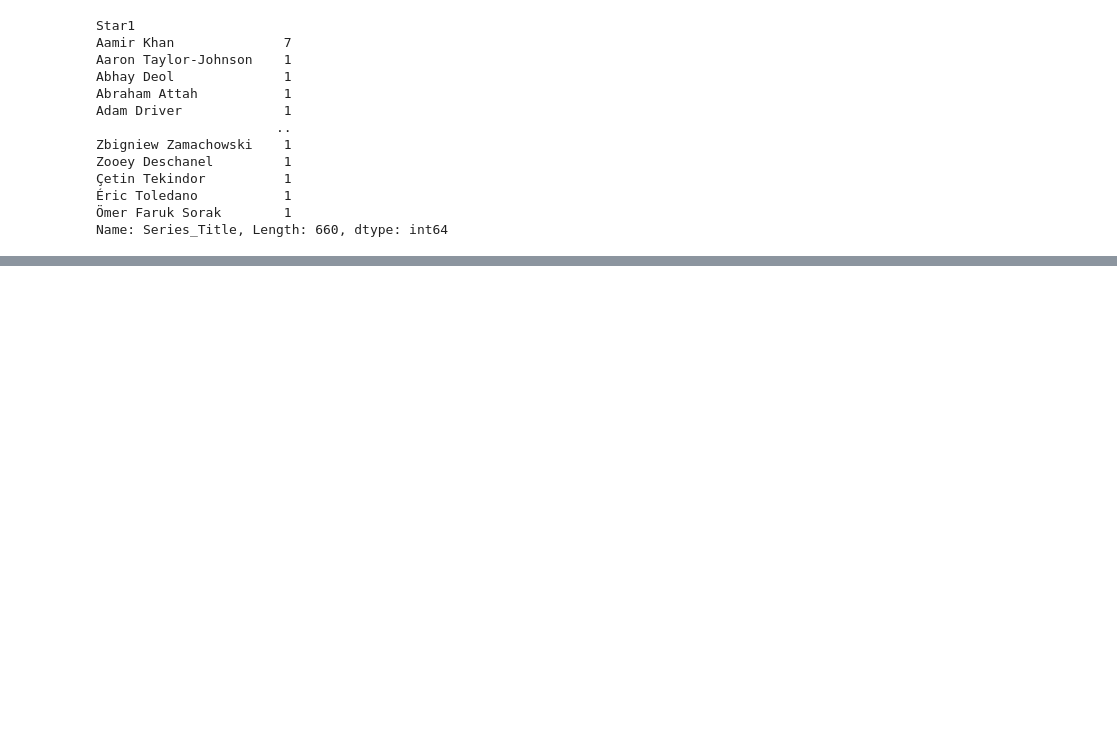
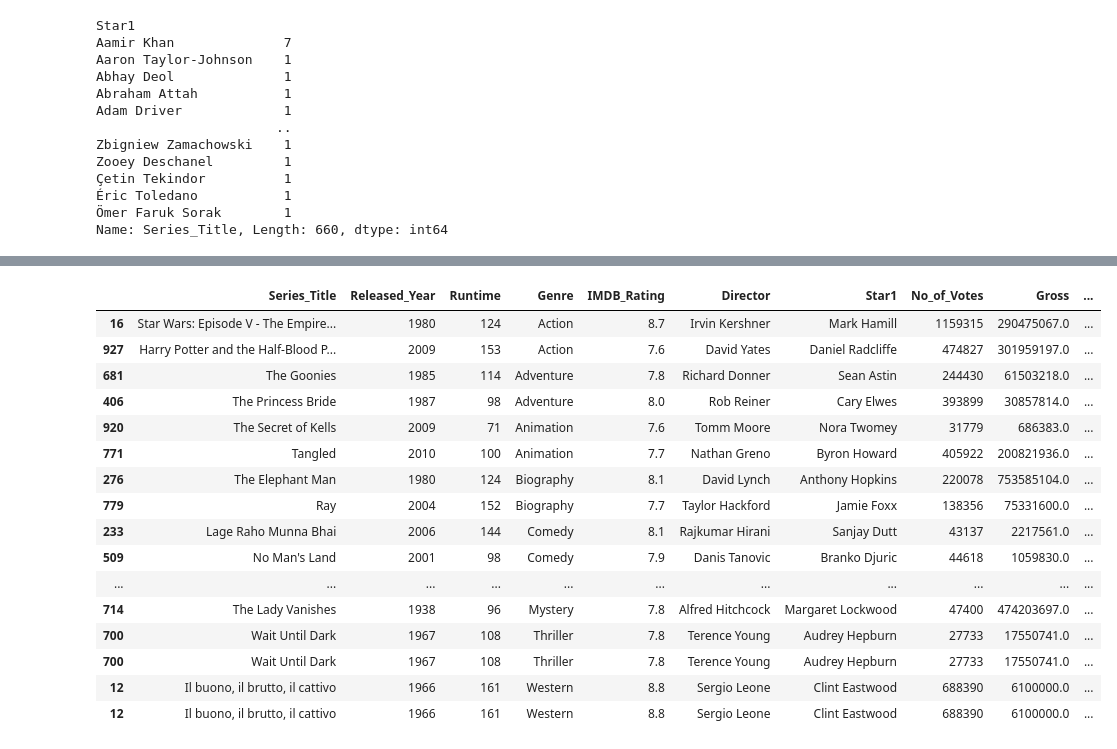
Before and after one commit to Hilal-11/Numpy-Pandas-Matplotlib-Seaborn-Sipy, a Jupyter notebook: Pandas 2/GroupBy.ipynb, the cells around one changed output, grey strips where cells are left out. Saved outputs shown, nothing was run; the diff lists cells and outputs as text; code cells hidden in the pictures; blank space fills up the shorter version.

```diff
--- a/Pandas 2/GroupBy.ipynb
+++ b/Pandas 2/GroupBy.ipynb
@@ -68,0 +127,20 @@ Name: Series_Title, Length: 660, dtype: int64
+# %%
+movies.groupby('Genre').sample(2 , replace=True)
+# %% [output]
+|  | Series_Title | Released_Year | Runtime | Genre | IMDB_Rating | Director | Star1 | No_of_Votes | Gross | ... |
+| 16 | Star Wars: Episode V - The Empire... | 1980 | 124 | Action | 8.7 | Irvin Kershner | Mark Hamill | 1159315 | 290475067.0 | ... |
+| 927 | Harry Potter and the Half-Blood P... | 2009 | 153 | Action | 7.6 | David Yates | Daniel Radcliffe | 474827 | 301959197.0 | ... |
+| 681 | The Goonies | 1985 | 114 | Adventure | 7.8 | Richard Donner | Sean Astin | 244430 | 61503218.0 | ... |
+| 406 | The Princess Bride | 1987 | 98 | Adventure | 8.0 | Rob Reiner | Cary Elwes | 393899 | 30857814.0 | ... |
+| 920 | The Secret of Kells | 2009 | 71 | Animation | 7.6 | Tomm Moore | Nora Twomey | 31779 | 686383.0 | ... |
+| 771 | Tangled | 2010 | 100 | Animation | 7.7 | Nathan Greno | Byron Howard | 405922 | 200821936.0 | ... |
+| 276 | The Elephant Man | 1980 | 124 | Biography | 8.1 | David Lynch | Anthony Hopkins | 220078 | 753585104.0 | ... |
+| 779 | Ray | 2004 | 152 | Biography | 7.7 | Taylor Hackford | Jamie Foxx | 138356 | 75331600.0 | ... |
+| 233 | Lage Raho Munna Bhai | 2006 | 144 | Comedy | 8.1 | Rajkumar Hirani | Sanjay Dutt | 43137 | 2217561.0 | ... |
+| 509 | No Man's Land | 2001 | 98 | Comedy | 7.9 | Danis Tanovic | Branko Djuric | 44618 | 1059830.0 | ... |
+| ... | ... | ... | ... | ... | ... | ... | ... | ... | ... | ... |
+| 714 | The Lady Vanishes | 1938 | 96 | Mystery | 7.8 | Alfred Hitchcock | Margaret Lockwood | 47400 | 474203697.0 | ... |
+| 700 | Wait Until Dark | 1967 | 108 | Thriller | 7.8 | Terence Young | Audrey Hepburn | 27733 | 17550741.0 | ... |
+| 700 | Wait Until Dark | 1967 | 108 | Thriller | 7.8 | Terence Young | Audrey Hepburn | 27733 | 17550741.0 | ... |
+| 12 | Il buono, il brutto, il cattivo | 1966 | 161 | Western | 8.8 | Sergio Leone | Clint Eastwood | 688390 | 6100000.0 | ... |
+| 12 | Il buono, il brutto, il cattivo | 1966 | 161 | Western | 8.8 | Sergio Leone | Clint Eastwood | 688390 | 6100000.0 | ... |
```
Also changed, not shown: parts of 4 cells of this notebook.
